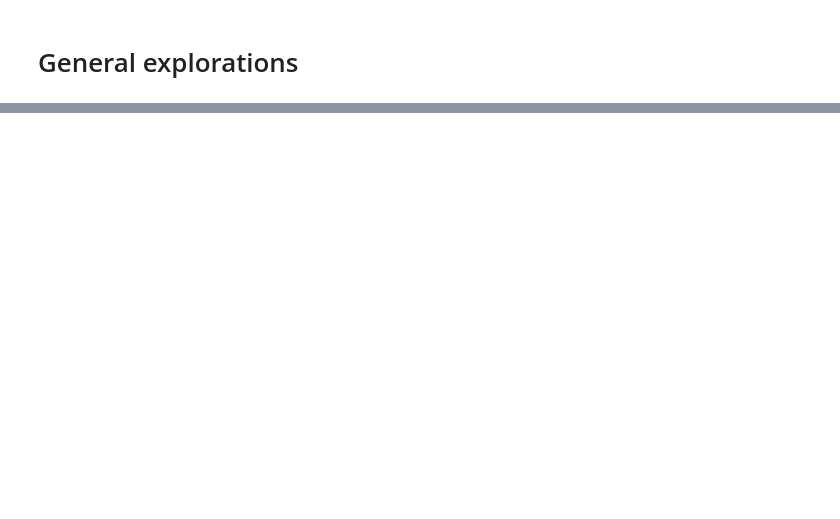
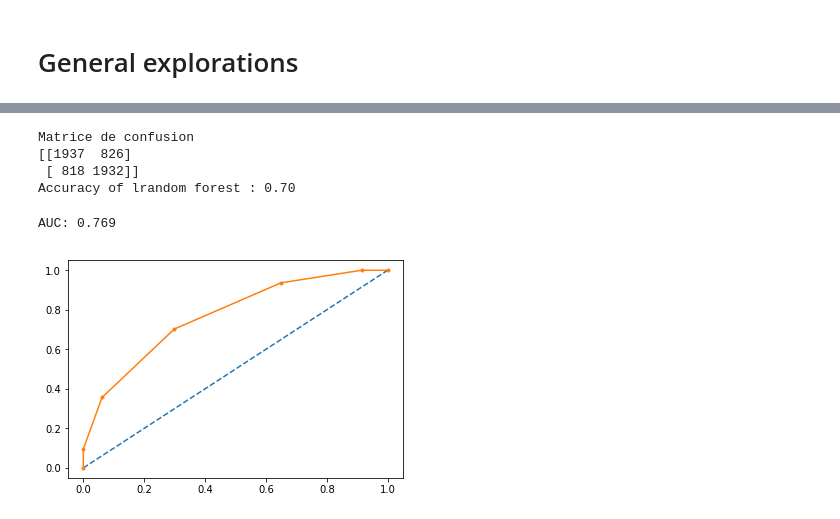
Before and after one commit to paguilmin/Eflab_test, a Jupyter notebook: Test.ipynb, the cells around one changed output, grey strips where cells are left out. Saved outputs shown, nothing was run; the diff lists cells and outputs as text; code cells hidden in the pictures; blank space fills up the shorter version.

```diff
--- a/Test.ipynb
+++ b/Test.ipynb
@@ -59,0 +495,3 @@ There are 671614 observations and 12 features
+# %%
+df_ok = df_ok.loc[np.random.permutation(df_ok.index)]
+df_ok = df_ok.reset_index(drop=True)
@@ -59,0 +510,5 @@ There are 671614 observations and 12 features
+# %%
+# features parameters
+X = df_ok.loc[:, df_ok.columns != 'conversion_ok']
+# feature to predict
+y = df_ok.loc[:, df_ok.columns == 'conversion_ok']
@@ -59,0 +525,3 @@ There are 671614 observations and 12 features
+# %%
+from sklearn.model_selection import train_test_split
+X_train, X_test, y_train, y_test = train_test_split(X, y, test_size=0.3, random_state=0)
@@ -59,0 +602,36 @@ There are 671614 observations and 12 features
+# %%
+from sklearn import neighbors
+clf2 = neighbors.KNeighborsClassifier()
+clf2.fit(X, y)
+y_pred2 = clf2.predict(X_test)
+cm = confusion_matrix(y_test,y_pred2)
+print('Matrice de confusion')
+print(cm)
+print('Accuracy of K-nearest neighbors : %0.02f' %(accuracy_score(y_test,y_pred2)))
+# %% [output]
+Matrice de confusion
+[[1937  826]
+ [ 818 1932]]
+Accuracy of lrandom forest : 0.70
+# %%
+#from sklearn import metrics
+from sklearn.metrics import roc_curve
+from sklearn.metrics import roc_auc_score
+# predict probabilities
+probs = clf2.predict_proba(X_test)
+# keep probabilities for the positive outcome only
+probs = probs[:, 1]
+# calculate AUC
+auc = roc_auc_score(y_test, probs)
+print('AUC: %.3f' % auc)
+# calculate roc curve
+fpr, tpr, thresholds = roc_curve(y_test, probs)
+# plot no skill
+plt.plot([0, 1], [0, 1], linestyle='--')
+# plot the roc curve for the model
+plt.plot(fpr, tpr, marker='.')
+# show the plot
+plt.show()
+# %% [output]
+AUC: 0.769
+[figure, added]
```
Also changed, not shown: parts of 82 cells of this notebook.
